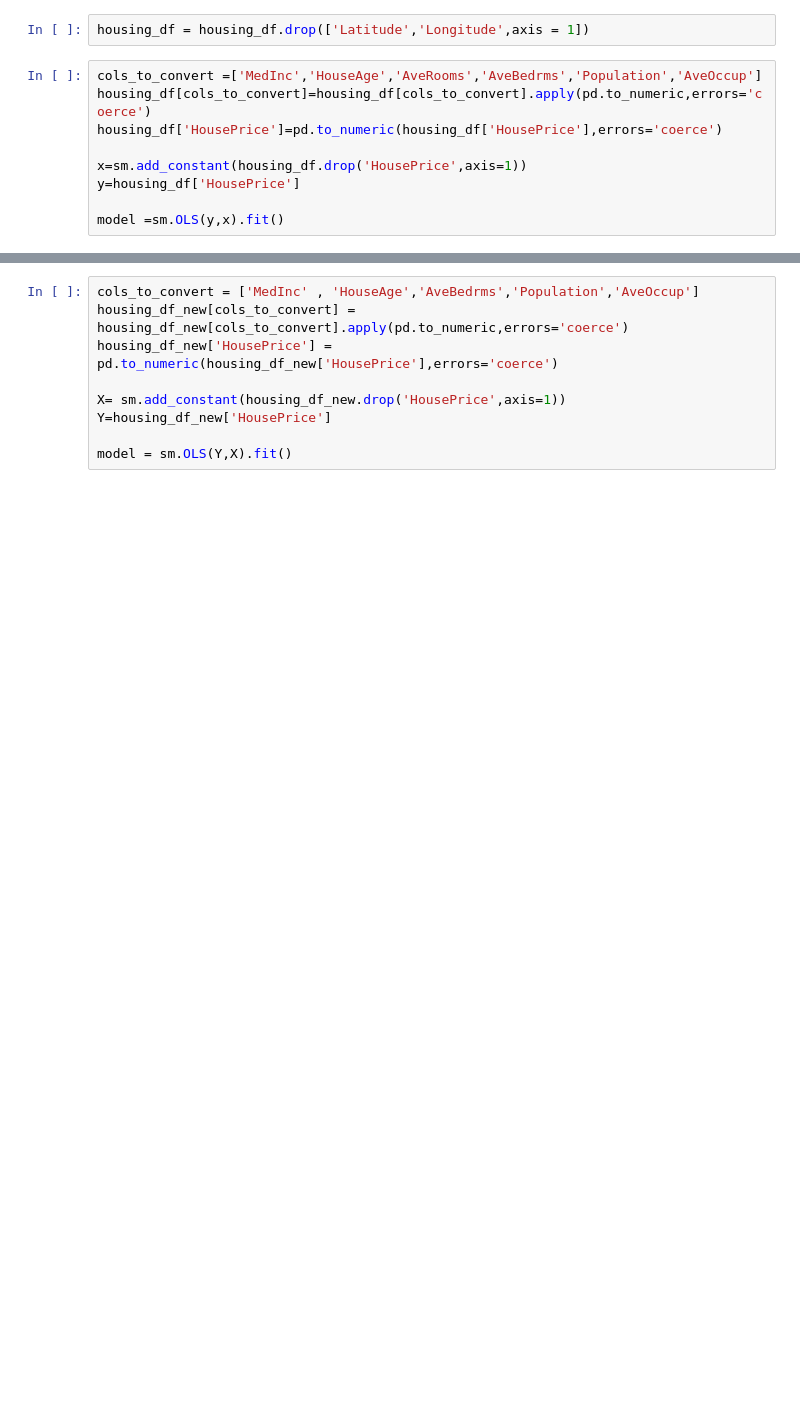
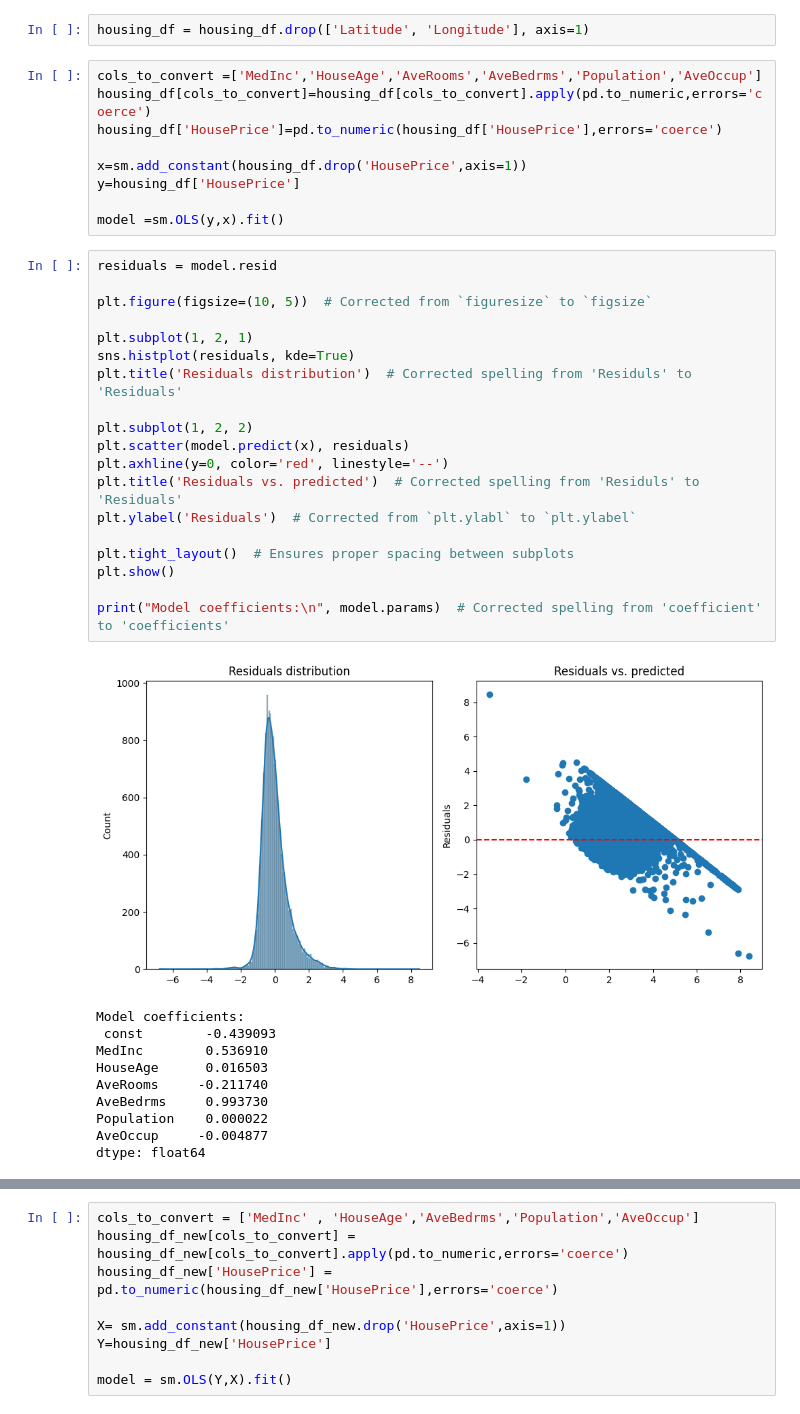
Before and after one commit to amyaby/Machine-learning, a Jupyter notebook: linear_Regression.ipynb, the cells around one changed output, grey strips where cells are left out. Cells and saved outputs as stored; diff of their text form; blank space fills up the shorter version.

```diff
--- a/LinearRegression.ipynb
+++ b/linear_Regression.ipynb
@@ -121,5 +133,5 @@ print(vif_data)
 # %%
-housing_df = housing_df.drop(['Latitude','Longitude',axis = 1])
+housing_df = housing_df.drop(['Latitude', 'Longitude'], axis=1)
 # %%
 cols_to_convert =['MedInc','HouseAge','AveRooms','AveBedrms','Population','AveOccup']
 housing_df[cols_to_convert]=housing_df[cols_to_convert].apply(pd.to_numeric,errors='coerce')
@@ -129,3 +141,33 @@ x=sm.add_constant(housing_df.drop('HousePrice',axis=1))
 y=housing_df['HousePrice']
 
 model =sm.OLS(y,x).fit()
+# %%
+residuals = model.resid
+
+plt.figure(figsize=(10, 5))  # Corrected from `figuresize` to `figsize`
+
+plt.subplot(1, 2, 1)
+sns.histplot(residuals, kde=True)
+plt.title('Residuals distribution')  # Corrected spelling from 'Residuls' to 'Residuals'
+
+plt.subplot(1, 2, 2)
+plt.scatter(model.predict(x), residuals)
+plt.axhline(y=0, color='red', linestyle='--')
+plt.title('Residuals vs. predicted')  # Corrected spelling from 'Residuls' to 'Residuals'
+plt.ylabel('Residuals')  # Corrected from `plt.ylabl` to `plt.ylabel`
+
+plt.tight_layout()  # Ensures proper spacing between subplots
+plt.show()
+
+print("Model coefficients:\n", model.params)  # Corrected spelling from 'coefficient' to 'coefficients'
+# %% [output]
+[figure, added]
+Model coefficients:
+ const        -0.439093
+MedInc        0.536910
+HouseAge      0.016503
+AveRooms     -0.211740
+AveBedrms     0.993730
+Population    0.000022
+AveOccup     -0.004877
+dtype: float64
```
Also changed, not shown: parts of 12 cells of this notebook.
